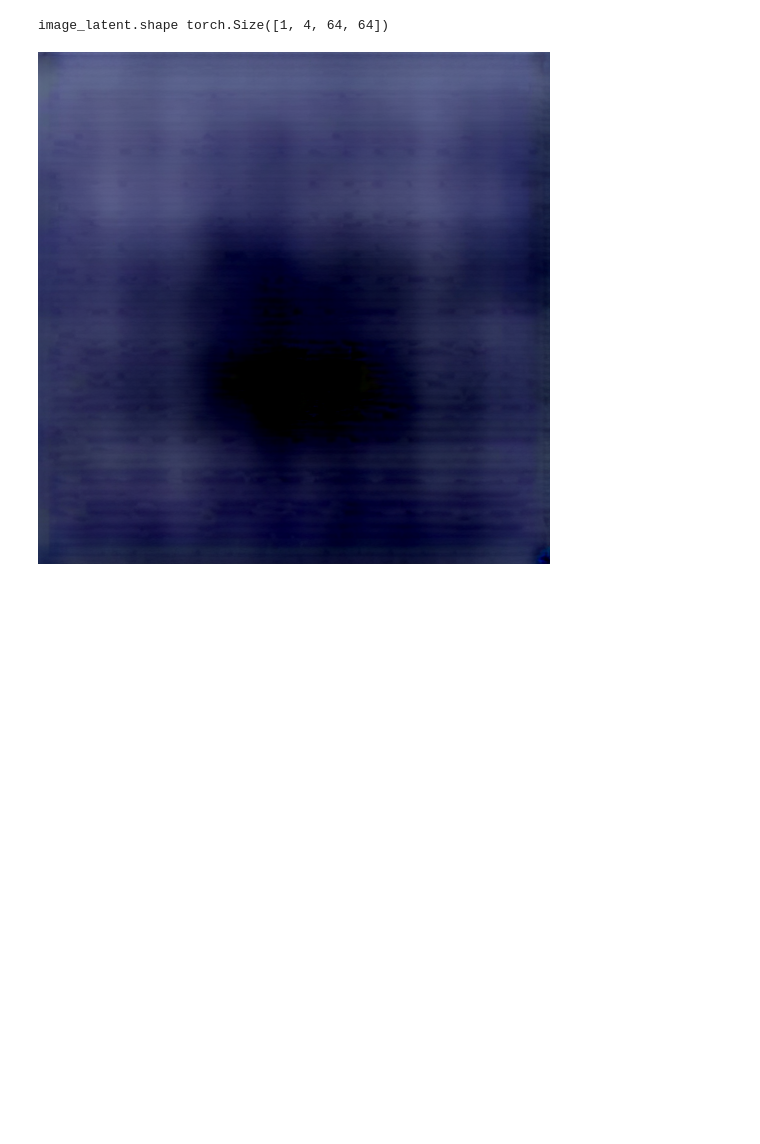
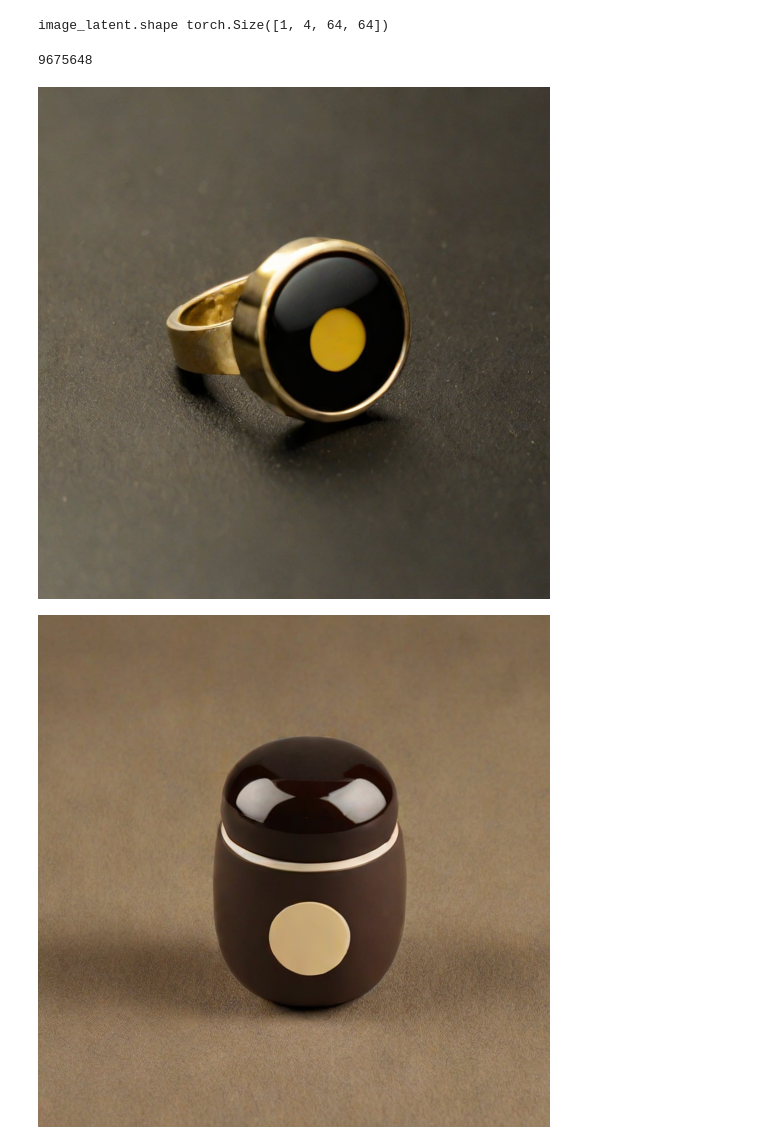
Before and after one commit to dongyangli-del/EEG_Image_decode, a Jupyter notebook: Generation/1x1024_reconstruct_sdxl.ipynb, the cells around one changed output. Cells and saved outputs as stored; diff of their text form; code cells hidden in the pictures; blank space fills up the shorter version.

```diff
--- a/Generation/1x1024_reconstruct_sdxl.ipynb
+++ b/Generation/1x1024_reconstruct_sdxl.ipynb
@@ -163,10 +164,37 @@ print("image_latent.shape", image_latent.shape)
 # %% [output]
 image_latent.shape torch.Size([1, 4, 64, 64])
 # %%
-with torch.no_grad():
-    x_rec = vlmodel.decode(image_latent).sample
-    image_rec = image_processor.postprocess(x_rec, output_type='pil')
-    image_rec[0].show()
+# with torch.no_grad():
+#     x_rec = vlmodel.decode(image_latent).sample
+#     image_rec = image_processor.postprocess(x_rec, output_type='pil')
+#     image_rec[0].show()
-# %% [output]
-[figure, removed]
+# %%
+from IPython.display import Image, display
+
+
+diffusion_prior = DiffusionPriorUNet(cond_dim=1024, dropout=0.1)
+# number of parameters
+print(sum(p.numel() for p in diffusion_prior.parameters() if p.requires_grad))
+pipe = Pipe(diffusion_prior, device=device)
+
+# load pretrained model
+pipe.diffusion_prior.load_state_dict(torch.load(f'/root/autodl-tmp/BrainAligning/fintune_ckpts/diffusion_prior.pt', map_location=device))
+h = pipe.generate(c_embeds=eeg_embeds_1[index], num_inference_steps=10, guidance_scale=2.0)
+
+
+generator = Generator4Embeds(num_inference_steps=4, device=device)
+# set a seed value
+seed_value = 42
+gen = torch.Generator(device=device)
+gen.manual_seed(seed_value)
+
+image_1 = generator.generate(eeg_embeds_1[index], generator=gen)
+display(image_1)
+
+image_2 = generator.generate(h, generator=gen)
+display(image_2)
+# %% [output]
+9675648
+[figure, added]
+[figure, added]
 # %%
```
Also changed, not shown: parts of 5 cells of this notebook, 16 other files.
